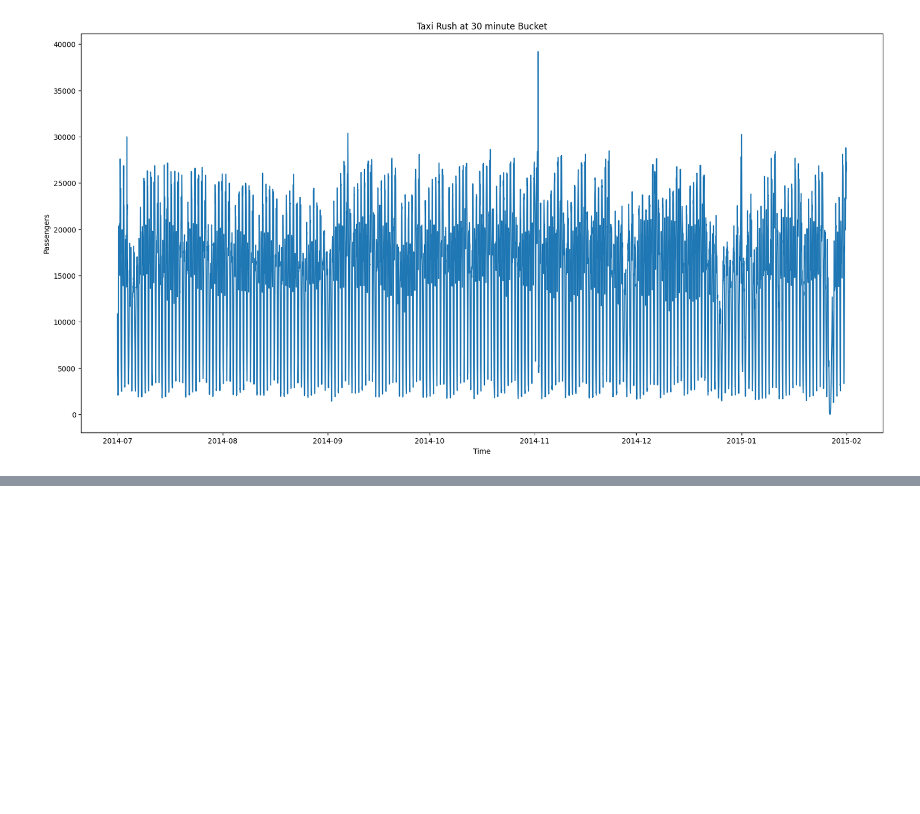
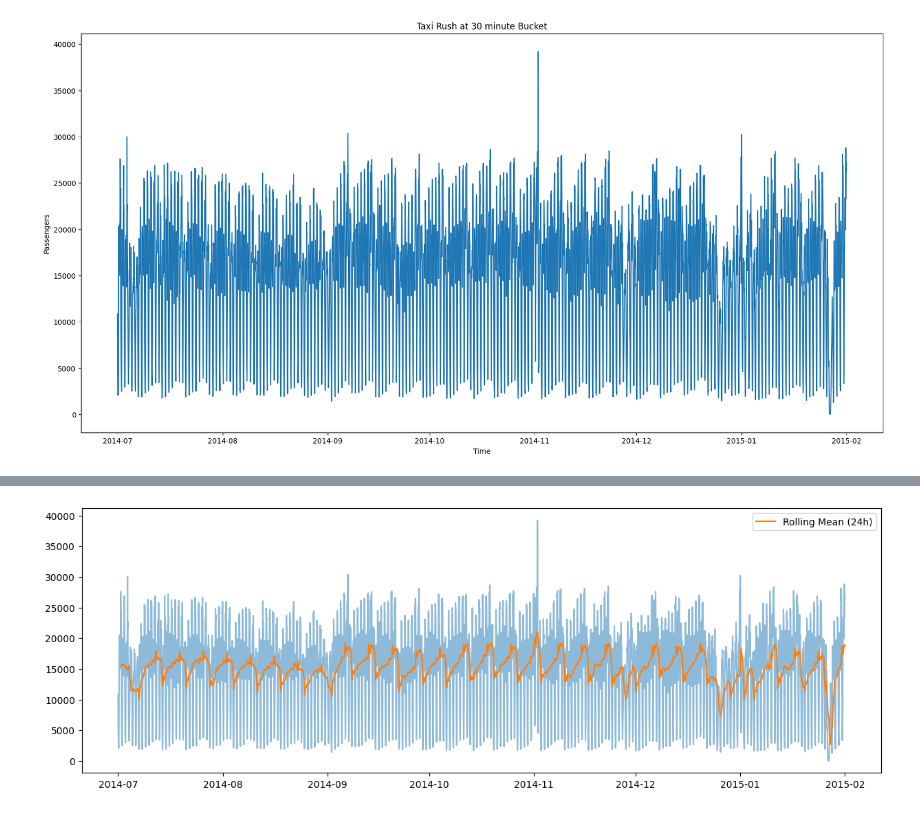
Before and after one commit to faizan23804/NYCtaxi_Anomaly_Detection, a Jupyter notebook: notebooks/EDA.ipynb, the cells around one changed output, grey strips where cells are left out. Cells and saved outputs as stored; diff of their text form; code cells hidden in the pictures; blank space fills up the shorter version.

```diff
--- a/notebooks/EDA.ipynb
+++ b/notebooks/EDA.ipynb
@@ -136,0 +176,4 @@ plt.show();
+# %%
+#Rolling Mean and STD
+df['rolling_mean_24'] = df['passengers'].rolling(48).mean()
+df['rolling_std_24'] = df['passengers'].rolling(48).std()
@@ -136,0 +197,9 @@ plt.show();
+# %%
+#The orange line shows the AVG passenger count in the past 24 hours at every point of time.
+plt.figure(figsize=(15,5))
+plt.plot(df.index, df['passengers'], alpha=0.5)
+plt.plot(df.index, df['rolling_mean_24'], label='Rolling Mean (24h)')
+plt.legend()
+plt.show()
+# %% [output]
+[figure, added]
```
Also changed, not shown: parts of 10 cells of this notebook.
